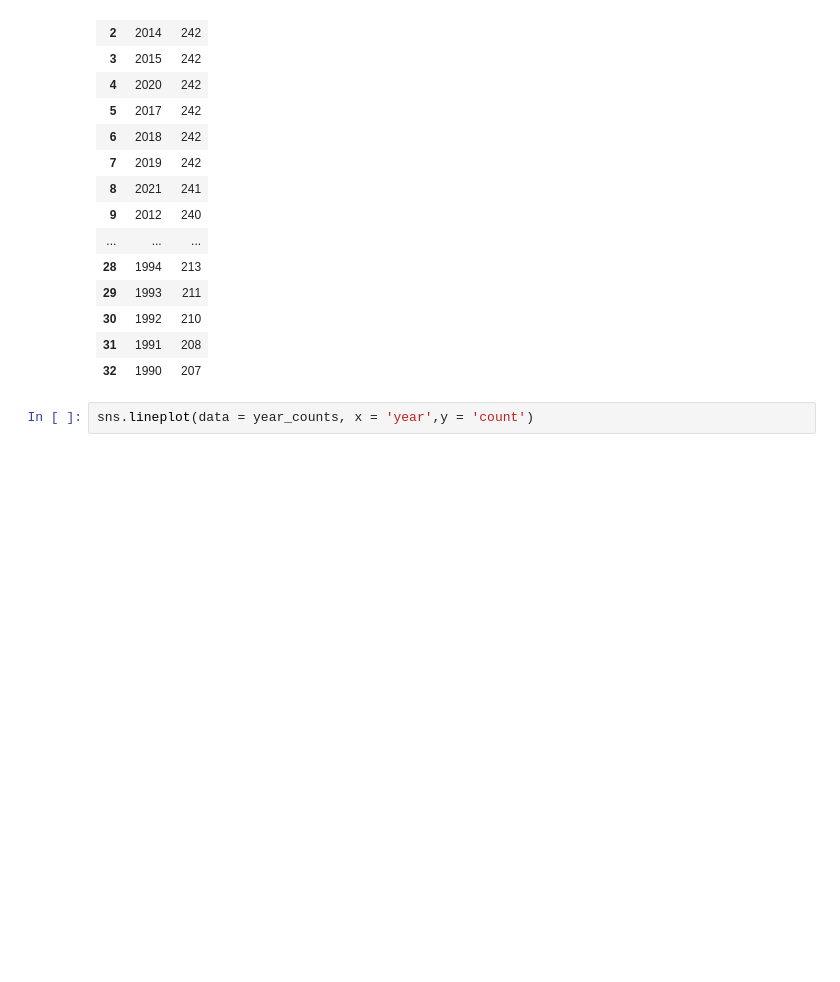
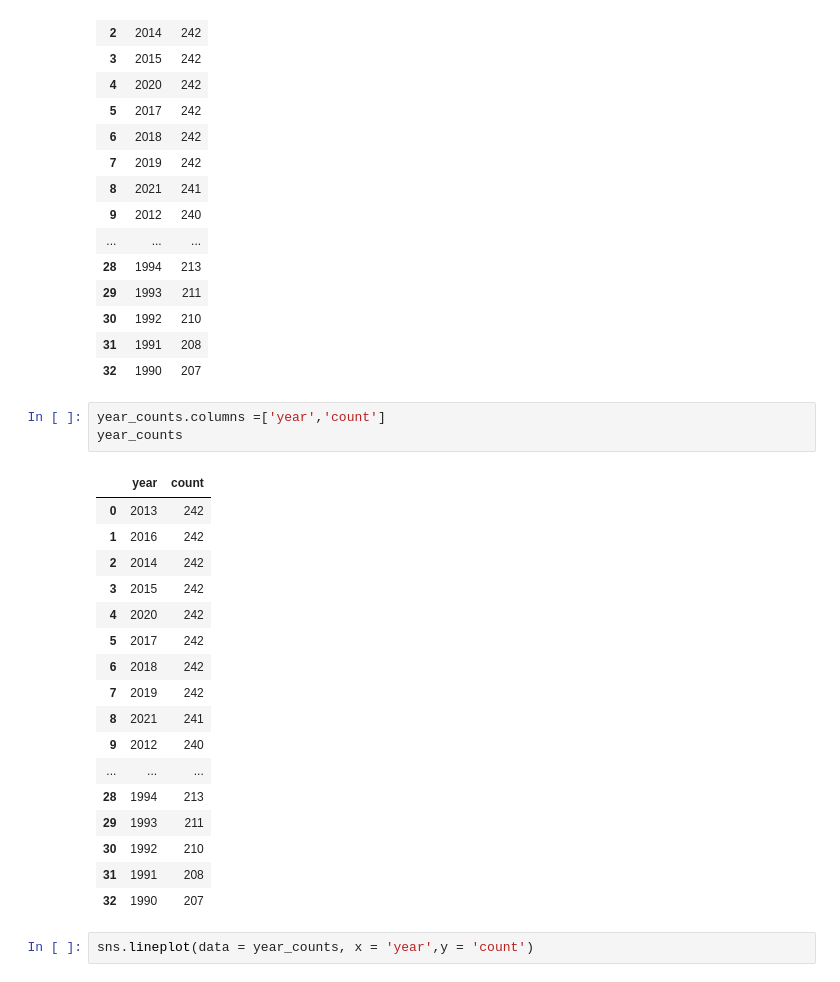
Before and after one commit to NSS-Data-Analytics-Cohort-10/gdp-and-internet-usage-ekinnard23, a Jupyter notebook: notebooks/gdp_and_internet_usage_eddie_kinnard.ipynb, the cells around one changed output. Drawn from its saved outputs; the diff is of its cells as text; blank space fills up the shorter version.

```diff
--- a/notebooks/gdp_and_internet_usage_eddie_kinnard.ipynb
+++ b/notebooks/gdp_and_internet_usage_eddie_kinnard.ipynb
@@ -136,6 +136,27 @@ year_counts
 | 30 | 1992 | 210 |
 | 31 | 1991 | 208 |
 | 32 | 1990 | 207 |
+# %%
+year_counts.columns =['year','count']
+year_counts
+# %% [output]
+|  | year | count |
+| 0 | 2013 | 242 |
+| 1 | 2016 | 242 |
+| 2 | 2014 | 242 |
+| 3 | 2015 | 242 |
+| 4 | 2020 | 242 |
+| 5 | 2017 | 242 |
+| 6 | 2018 | 242 |
+| 7 | 2019 | 242 |
+| 8 | 2021 | 241 |
+| 9 | 2012 | 240 |
+| ... | ... | ... |
+| 28 | 1994 | 213 |
+| 29 | 1993 | 211 |
+| 30 | 1992 | 210 |
+| 31 | 1991 | 208 |
+| 32 | 1990 | 207 |
 # %%
 sns.lineplot(data = year_counts, x = 'year',y = 'count')
 # %% [output]
```
Also changed, not shown: parts of 37 cells of this notebook.
